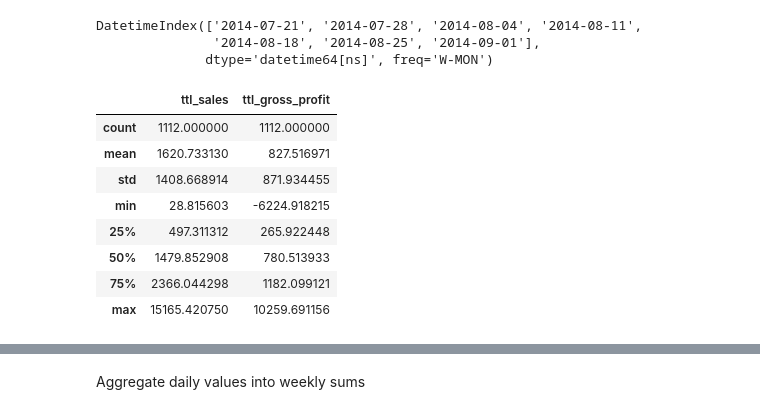
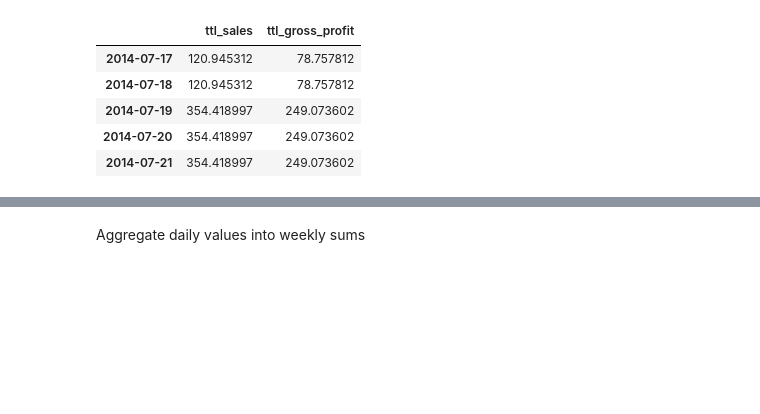
Before and after one commit to sewald101/uplift_bi, a Jupyter notebook: src/time_series_prototype.ipynb, the cells around one changed output, grey strips where cells are left out. Drawn from its saved outputs; the diff is of its cells as text; code cells hidden in the pictures; blank space fills up the shorter version.

```diff
--- a/src/time_series_prototype.ipynb
+++ b/src/time_series_prototype.ipynb
@@ -29,21 +42,12 @@ sales_dy = lemon_haze.sales_daily
 sales_wk = lemon_haze.sales_weekly
 gross_dy = lemon_haze.gross_daily
 gross_wk = lemon_haze.gross_weekly
-# %%
-gross_wk.index[:7]
-# %% [output]
-DatetimeIndex(['2014-07-21', '2014-07-28', '2014-08-04', '2014-08-11',
-               '2014-08-18', '2014-08-25', '2014-09-01'],
-              dtype='datetime64[ns]', freq='W-MON')
 # %%
-ts.describe()
+ts.head()
 # %% [output]
 |  | ttl_sales | ttl_gross_profit |
-| count | 1112.000000 | 1112.000000 |
-| mean | 1620.733130 | 827.516971 |
-| std | 1408.668914 | 871.934455 |
-| min | 28.815603 | -6224.918215 |
-| 25% | 497.311312 | 265.922448 |
-| 50% | 1479.852908 | 780.513933 |
-| 75% | 2366.044298 | 1182.099121 |
-| max | 15165.420750 | 10259.691156 |
+| 2014-07-17 | 120.945312 | 78.757812 |
+| 2014-07-18 | 120.945312 | 78.757812 |
+| 2014-07-19 | 354.418997 | 249.073602 |
+| 2014-07-20 | 354.418997 | 249.073602 |
+| 2014-07-21 | 354.418997 | 249.073602 |
```
Also changed, not shown: parts of 31 cells of this notebook, 9 other files.
